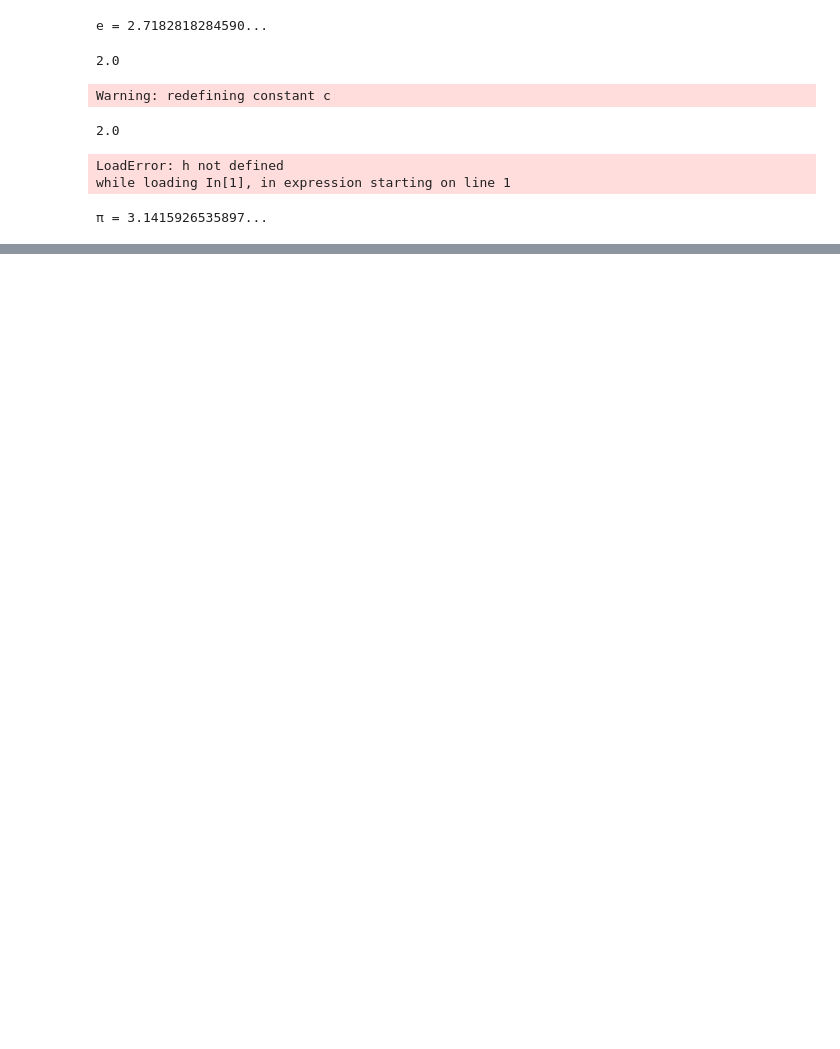
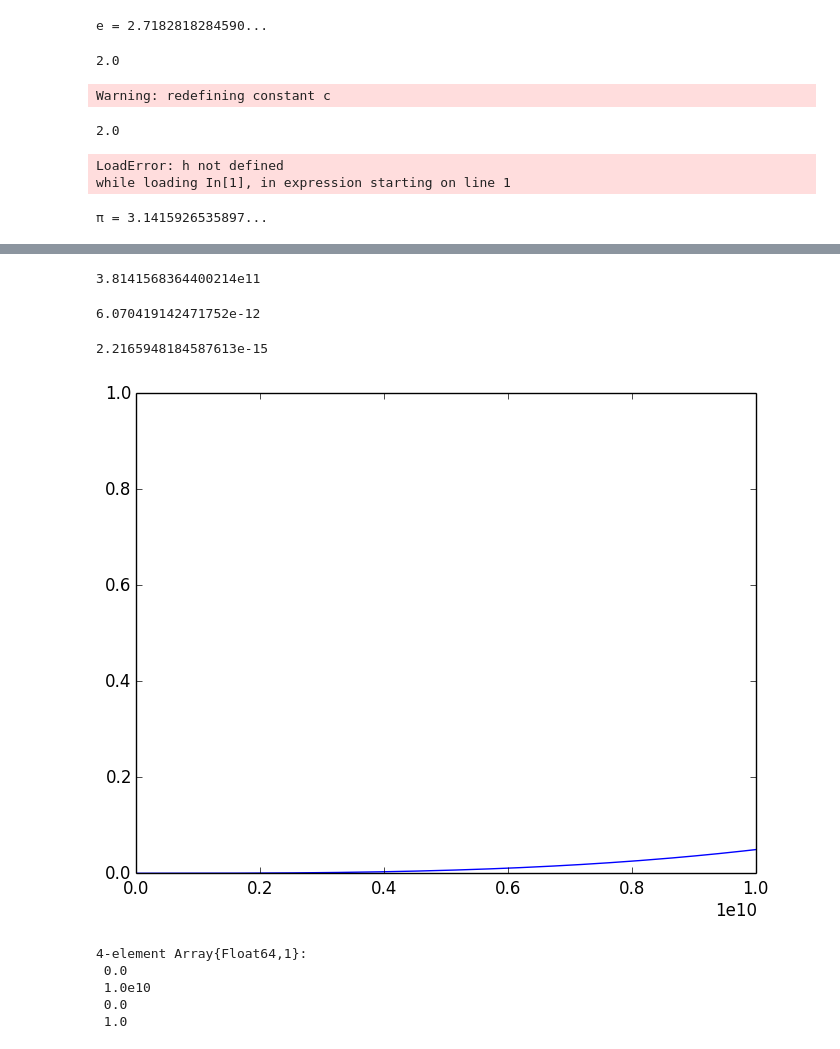
Before and after one commit to Pbaerwald/HypernovaeGit, a Jupyter notebook: Untitled0.ipynb, the cells around one changed output, grey strips where cells are left out. Cells and saved outputs as stored; diff of their text form; code cells hidden in the pictures; blank space fills up the shorter version.

```diff
--- a/Untitled0.ipynb
+++ b/Untitled0.ipynb
@@ -65,0 +200,29 @@ pi
+# %%
+v_min = sqrt(2*h*t_freq/m_e)
+# %% [output]
+3.8141568364400214e11
+# %%
+b_max = v_min / (2*pi*t_freq)
+# %% [output]
+6.070419142471752e-12
+# %%
+b_min = 4*charge_e^2/(pi*m_e*v_min^2)
+# %% [output]
+2.2165948184587613e-15
+# %%
+v_exp = linspace(1.0,10.0,1000);
+vs = 10.^v_exp;
+# %%
+b_min = 4*charge_e^2./(pi*m_e.*vs.^2);
+# %%
+b_max = vs./(2*pi*freq[end]);
+# %%
+plot(vs,b_max./b_min)
+axis([0,1e10,0,1])
+# %% [output]
+[figure, added]
+4-element Array{Float64,1}:
+ 0.0
+ 1.0e10
+ 0.0
+ 1.0
```
Also changed, not shown: parts of 50 cells of this notebook, 2 other files.
